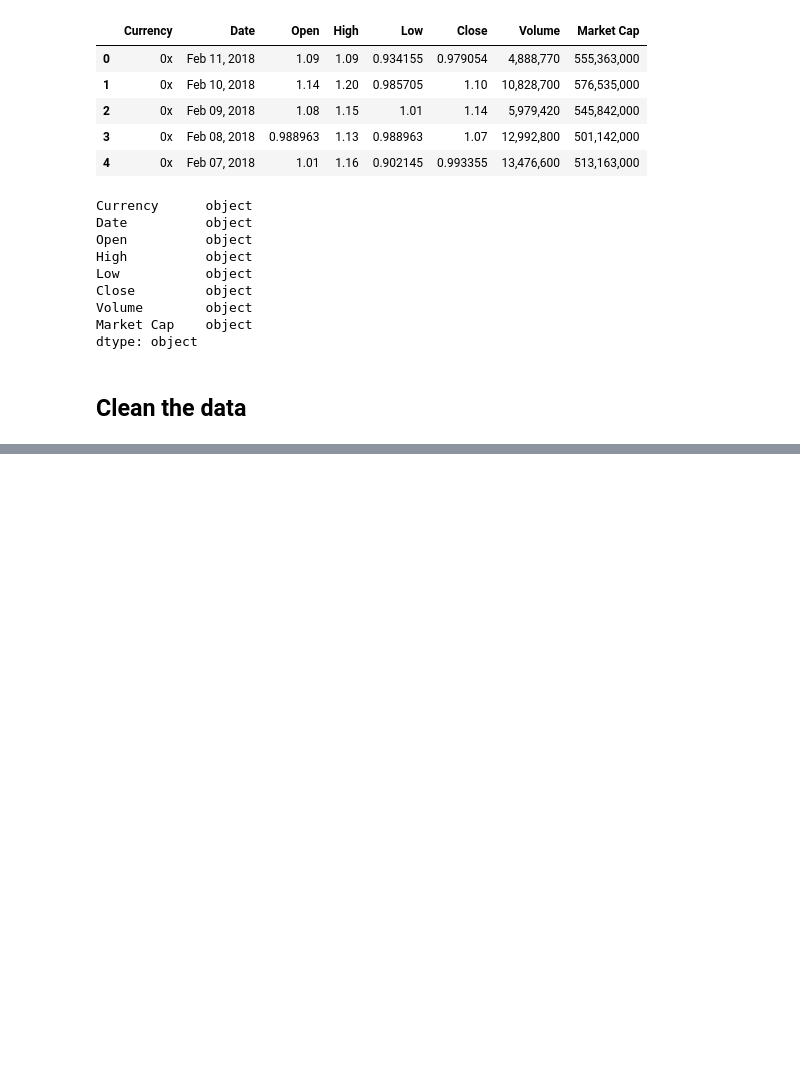
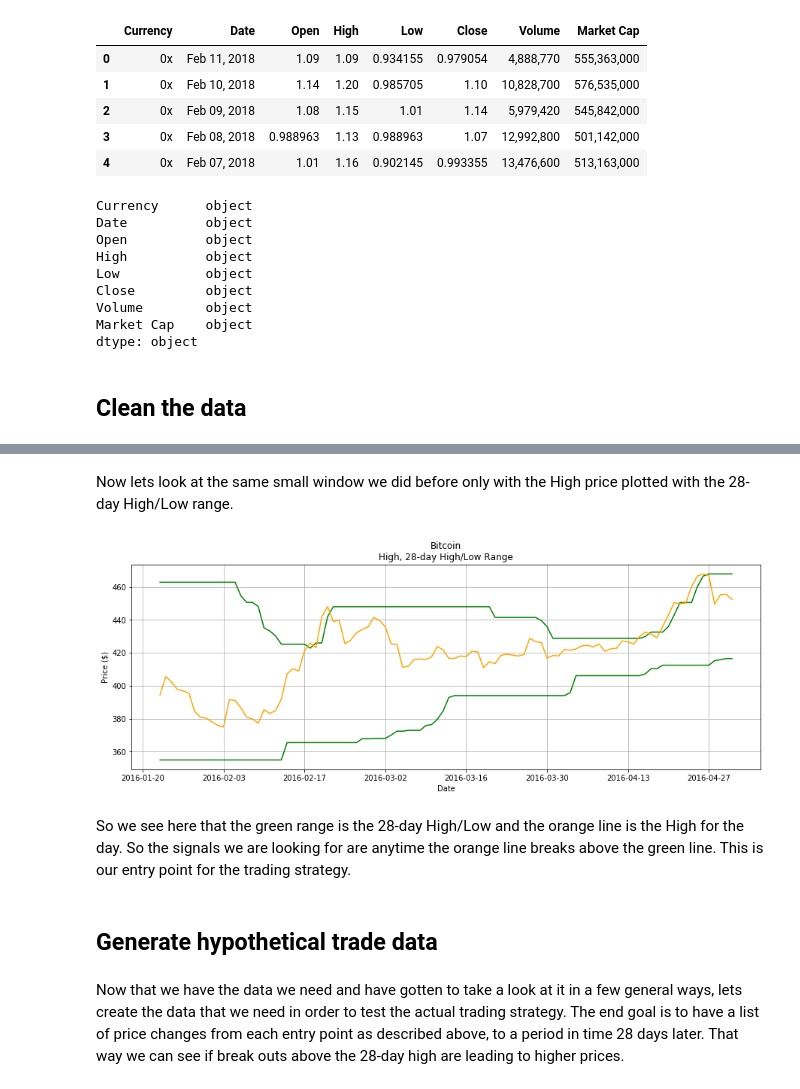
Before and after one commit to franko003/Turtle_Trading_Exploration, a Jupyter notebook: Bitcoin_Turtle_Trading_Strat_Exploration.ipynb, the cells around one changed output, grey strips where cells are left out. Saved outputs shown, nothing was run; the diff lists cells and outputs as text; code cells hidden in the pictures; blank space fills up the shorter version.

```diff
--- a/Bitcoin_Turtle_Trading_Strat_Exploration.ipynb
+++ b/Bitcoin_Turtle_Trading_Strat_Exploration.ipynb
@@ -89,0 +142,6 @@ dtype: object
+# %%
+# Create new columns in our dataframe for 28-day high and low
+df_btc['High_28_day'] = df_btc['High'].rolling(window=28).max().shift(1)
+df_btc['Low_28_day'] = df_btc['Low'].rolling(window=28).min().shift(1)
+
+df_btc.tail()
@@ -89,0 +156,24 @@ dtype: object
+# %% [markdown]
+Now lets look at the same small window we did before only with the High price plotted with the 28-day High/Low range.
+# %%
+# Generate a plot on the smaller window of time from before of Close and 28-day High/Low range
+plt.figure(figsize=(15,5))
+
+plt.plot(df_btc.index[1000:1100], df_btc.High_28_day[1000:1100], color='g')
+plt.plot(df_btc.index[1000:1100], df_btc.Low_28_day[1000:1100], color='g')
+plt.plot(df_btc.index[1000:1100], df_btc.High[1000:1100], color='orange')
+
+plt.title('Bitcoin\nHigh, 28-day High/Low Range')
+plt.xlabel('Date')
+plt.ylabel('Price ($)')
+
+plt.grid()
+plt.show()
+# %% [output]
+[figure, added]
+# %% [markdown]
+So we see here that the green range is the 28-day High/Low and the orange line is the High for the day.  So the signals we are looking for are anytime the orange line breaks above the green line.  This is our entry point for the trading strategy.
+# %% [markdown]
+## Generate hypothetical trade data
+# %% [markdown]
+Now that we have the data we need and have gotten to take a look at it in a few general ways, lets create the data that we need in order to test the actual trading strategy.  The end goal is to have a list of price changes from each entry point as described above, to a period in time 28 days later.  That way we can see if break outs above the 28-day high are leading to higher prices.
```
Also changed, not shown: parts of 14 cells of this notebook, 1 other file.
